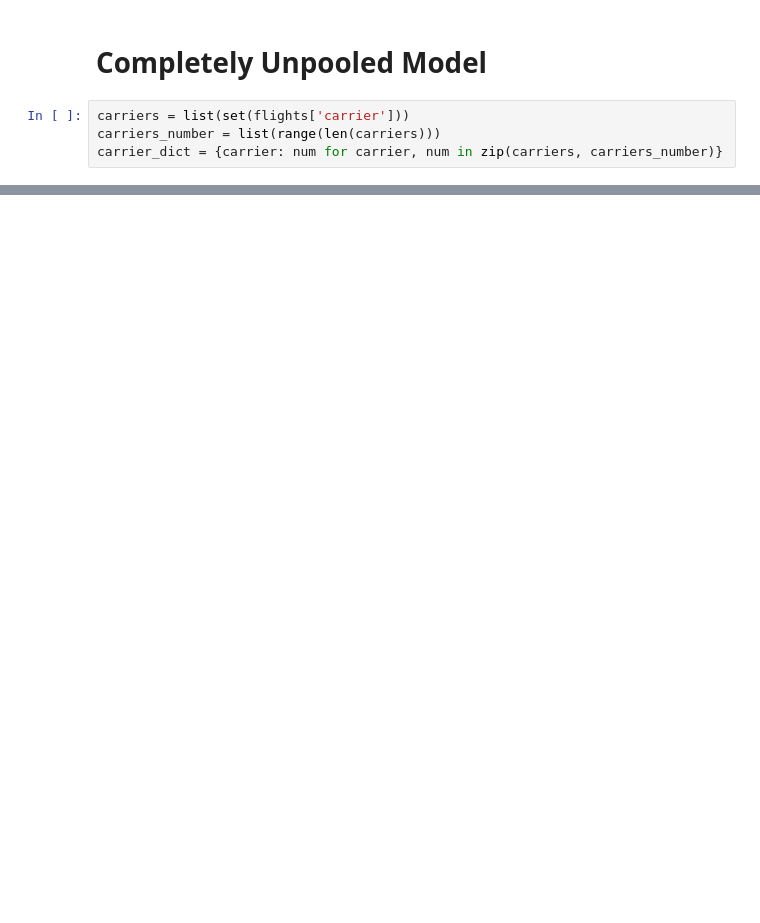
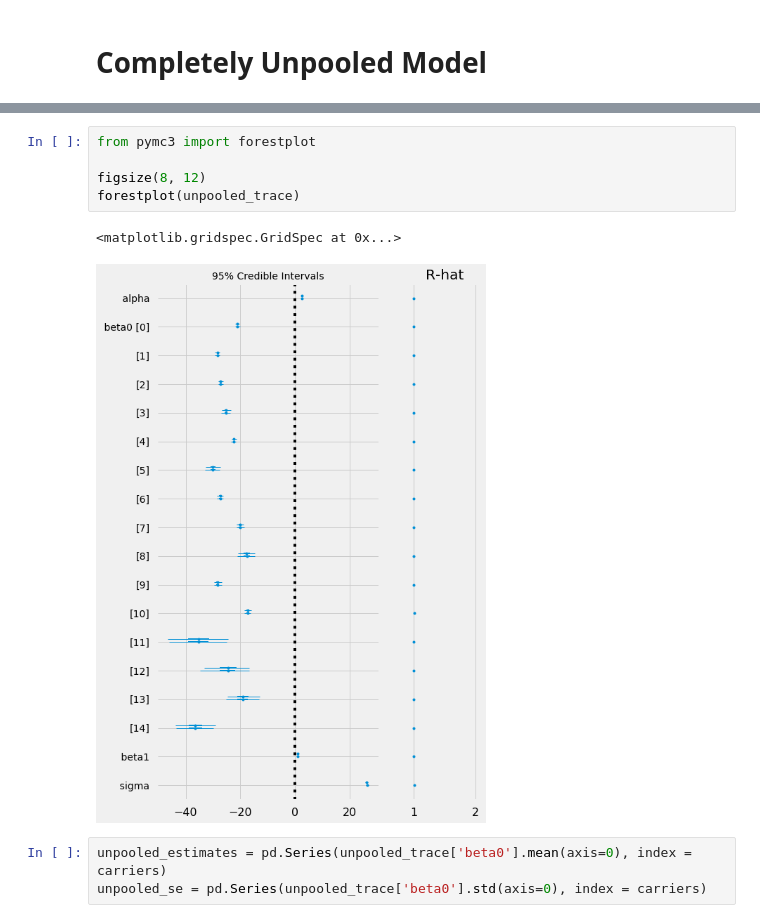
Before and after one commit to WillKoehrsen/eecs-491, a Jupyter notebook: assign/A2/P1_hierarchical_modeling.ipynb, the cells around one changed output, grey strips where cells are left out. Cells and saved outputs as stored; diff of their text form; blank space fills up the shorter version.

```diff
--- a/assign/A2/P1_hierarchical_modeling.ipynb
+++ b/assign/A2/P1_hierarchical_modeling.ipynb
@@ -121,7 +144,3 @@ plt.plot(xvals, pooled_slope * xvals + pooled_intercept, 'r--')
 # %% [markdown]
 # Completely Unpooled Model
-# %%
-carriers = list(set(flights['carrier']))
-carriers_number = list(range(len(carriers)))
-carrier_dict = {carrier: num for carrier, num in zip(carriers, carriers_number)}
 # %%
@@ -133,0 +168,11 @@ with pm.Model as unpooled_model:
+# %%
+from pymc3 import forestplot
+
+figsize(8, 12)
+forestplot(unpooled_trace)
+# %% [output]
+<matplotlib.gridspec.GridSpec at 0x...>
+[figure, added]
+# %%
+unpooled_estimates = pd.Series(unpooled_trace['beta0'].mean(axis=0), index = carriers)
+unpooled_se = pd.Series(unpooled_trace['beta0'].std(axis=0), index = carriers)
```
Also changed, not shown: parts of 19 cells of this notebook, 1 other file.
